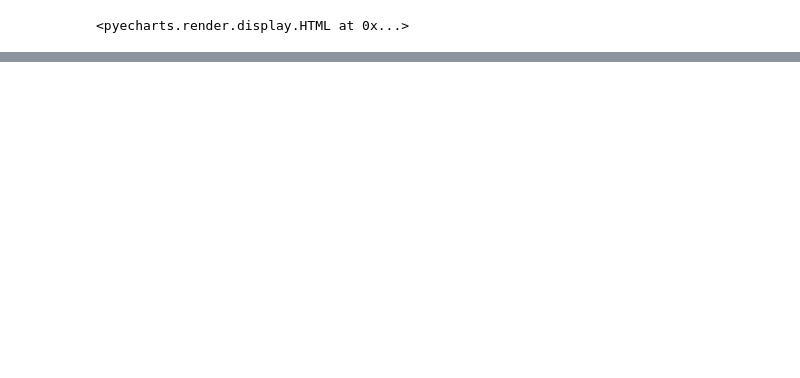
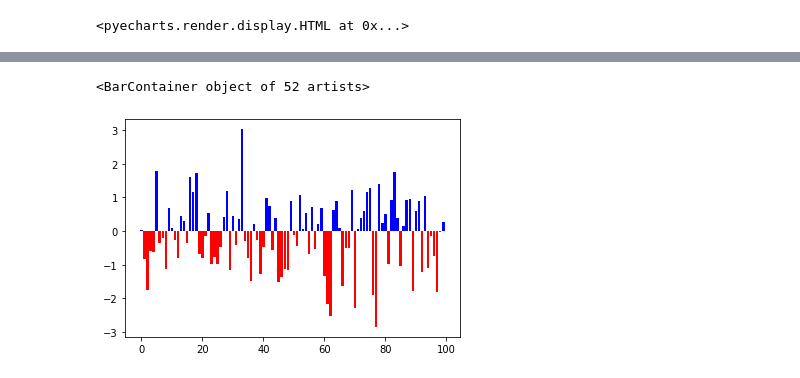
Before and after one commit to drunkpig/macd_exp, a Jupyter notebook: FFT.ipynb, the cells around one changed output, grey strips where cells are left out. Drawn from its saved outputs; the diff is of its cells as text; code cells hidden in the pictures; blank space fills up the shorter version.

```diff
--- a/FFT.ipynb
+++ b/FFT.ipynb
@@ -216,0 +285,13 @@ df60.shape[0]
+# %%
+import numpy as np
+import matplotlib.pylab as pl
+
+array = np.random.randn(100)
+greater_than_zero = array > 0
+lesser_than_zero = array < 0
+cax = pl.subplot(111)
+cax.bar(np.arange(len(array))[greater_than_zero], array[greater_than_zero], color='b')
+cax.bar(np.arange(len(array))[lesser_than_zero], array[lesser_than_zero], color='r')
+# %% [output]
+<BarContainer object of 52 artists>
+[figure, added]
```
Also changed, not shown: parts of 15 cells of this notebook, 10 other files.
